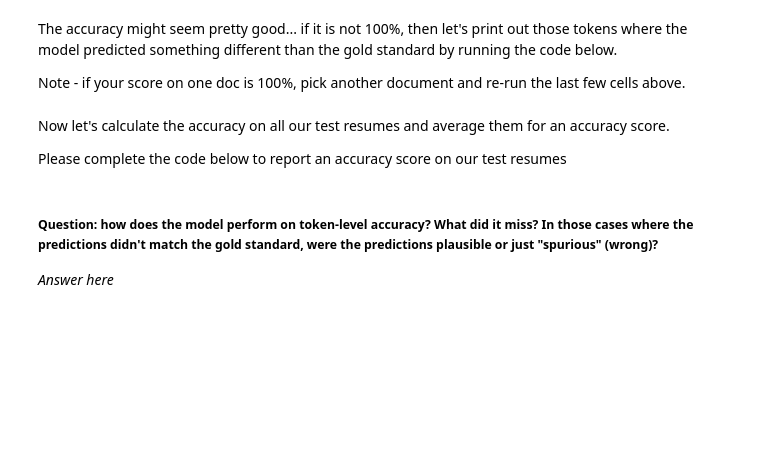
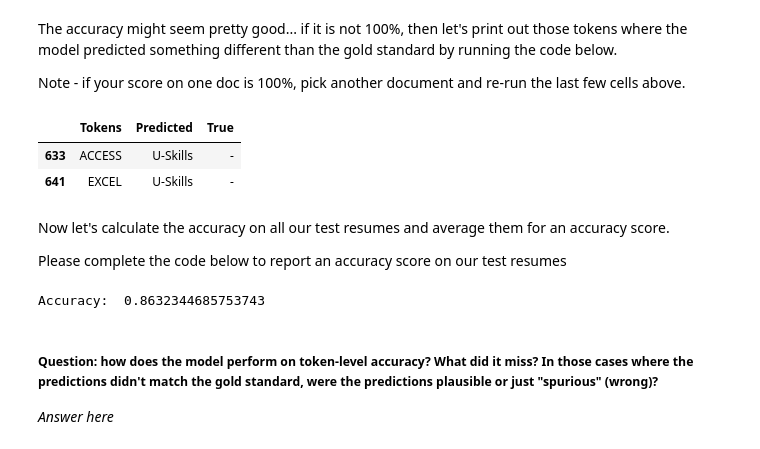
Before and after one commit to rotharmin/Resume_NER, a Jupyter notebook: spacy_ner.ipynb, the cells around one changed output. Cells and saved outputs as stored; diff of their text form; code cells hidden in the pictures; blank space fills up the shorter version.

```diff
--- a/spacy_ner.ipynb
+++ b/spacy_ner.ipynb
@@ -417,8 +426,12 @@ The accuracy might seem pretty good... if it is not 100%, then let's print out t
 Note - if your score on one doc is 100%, pick another document and re-run the last few cells above.
 # %%
 ## TODO find all rows in bilou_df where "Predicted" not equal to "True" column.
-diff_df = None
+diff_df = bilou_df[bilou_df["Predicted"]!=bilou_df["True"]]
 display(diff_df)
+# %% [output]
+|  | Tokens | Predicted | True |
+| 633 | ACCESS | U-Skills | - |
+| 641 | EXCEL | U-Skills | - |
 # %% [markdown]
 Now let's calculate the accuracy on all our test resumes and average them for an accuracy score.
 
@@ -428,11 +441,18 @@ import numpy as np
 doc_accuracy = []
 for res in test:
     ## TODO calculate accurac for each 'res' and append to doc_accuracy list
+    bilou_df = make_bilou_df(custom_nlp,res)
+    same_df = bilou_df[bilou_df["Predicted"]==bilou_df["True"]]
+    ## accuracy is the length of this subset divided by the length of bilou_df
+    accuracy = float(same_df.shape[0])/bilou_df.shape[0]
+    doc_accuracy.append(accuracy)
     pass
 
 ## TODO calculate mean/average of doc_accuracy (Tip: use numpy!)
-total_acc = None
+total_acc = np.average(doc_accuracy)
 print("Accuracy: ",total_acc)
+# %% [output]
+Accuracy:  0.8632344685753743
 # %% [markdown]
 ##### Question: how does the model perform on token-level accuracy? What did it miss? In those cases where the predictions didn't match the gold standard, were the predictions plausible or just "spurious" (wrong)?
 *Answer here*
```
Also changed, not shown: parts of 8 cells of this notebook, 2 other files.
